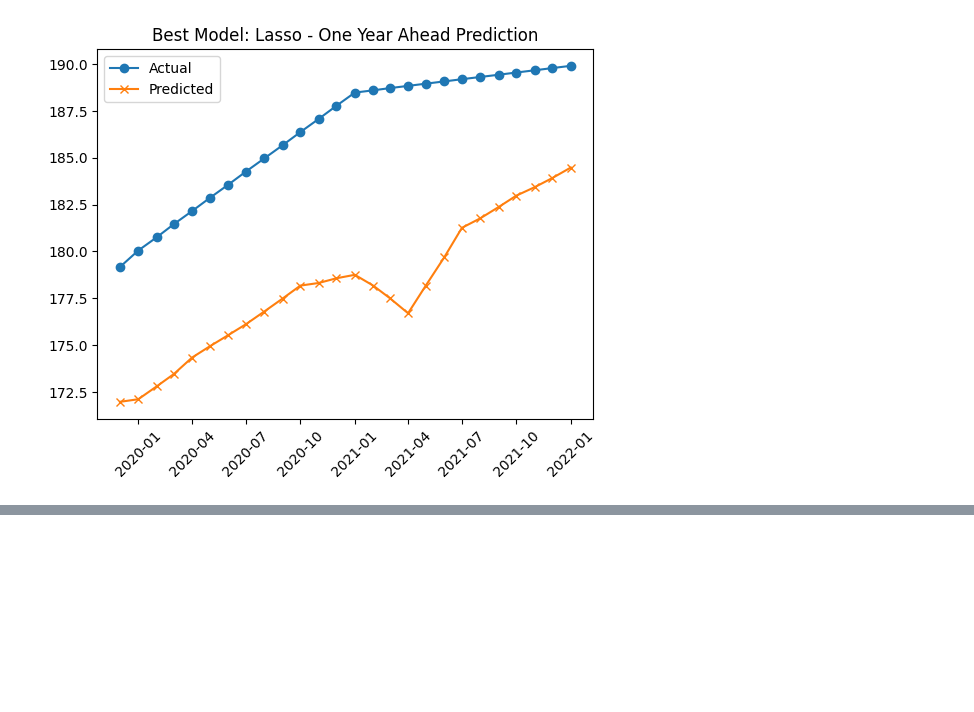
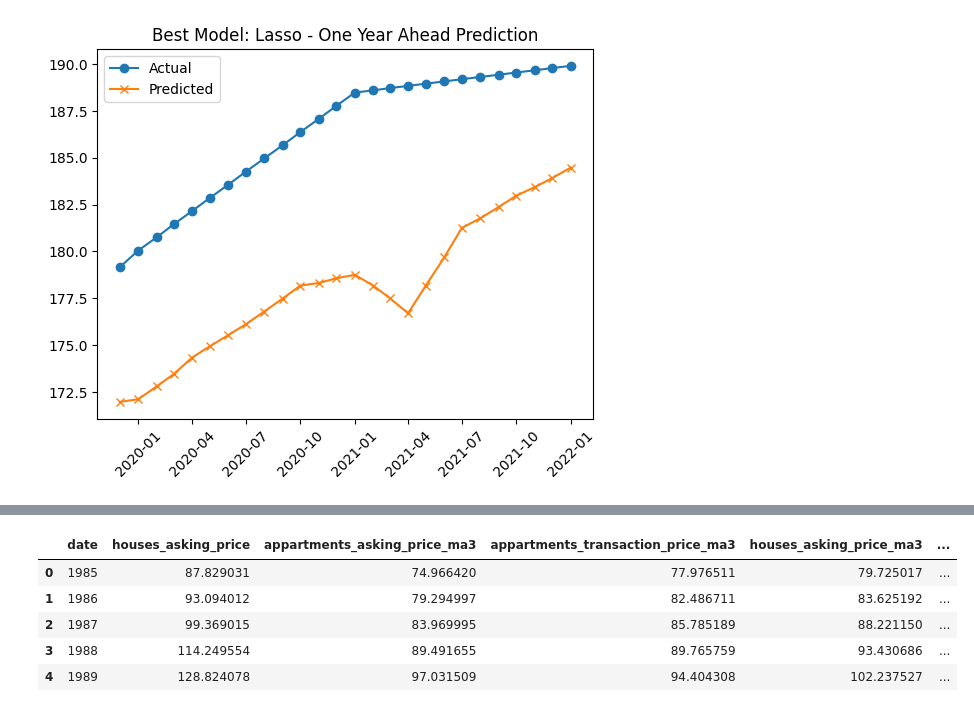
Before and after one commit to TylerKleinbauer/Personal-Projects, a Jupyter notebook: predicting_housing_market_prices/modeling_experimentation.ipynb, the cells around one changed output, grey strips where cells are left out. Drawn from its saved outputs; the diff is of its cells as text; code cells hidden in the pictures; blank space fills up the shorter version.

```diff
--- a/predicting_housing_market_prices/modeling_experimentation.ipynb
+++ b/predicting_housing_market_prices/modeling_experimentation.ipynb
@@ -701,0 +725,91 @@ Selected features: ['money_origin_other_lag12', 'swiss_banks_total_loans_lag24',
+# %%
+# To get full feature list
+
+from data_ingestion import *
+from preprocessing_engineering_selection import *
+
+# Get merged dataframe with all variables
+merged_data_df = get_and_merge_all_data()
+
+filtered_df = merged_data_df[(merged_data_df['date'] > '1970-01-01') & (merged_data_df['date'] < '2025-01-01')]
+
+filtered_df = filtered_df.rename(columns={
+    'Privately owned apartments - Asking price': 'appartments_asking_price',
+    'Privately owned apartments - Transaction price': 'appartments_transaction_price',
+    'Single-family houses - Asking price': 'houses_asking_price',
+    'Single-family houses - Transaction price': 'houses_transaction_price',
+    'Rents - Industrial and commercial space ': 'rents_industrial_commercial',
+    'Rents - Office space ': 'rents_office',
+    'Rents - Rental housing units ': 'rents_houses',
+    'Rents - Retail space ': 'rents_retail',
+    'Acquisition of Swiss citizenship': 'acquisition_ch_citizenship',
+    'Natural Change': 'pop_natural_change',
+    'Net migration': 'ch_net_migration',
+    'Switzerland - CHF - Call money rate (Tomorrow next) - 1 day': 'average_call_money_rate',
+    'Origination - Relevant foreign currency positions': 'money_origin_foreign_currency_position',
+    'Origination - Securities portfolio': 'money_origin_securities_portfolio',
+    'Origination - Money market transactions': 'money_origin_money_market_transactions',
+    'Origination - Other': 'money_origin_other',
+    'Origination - Monetary base': 'money_origin_monetary_base',
+    'Utilisation - Banknotes in circulation': 'banknotes_in_circulation',
+    'Utilisation - Sight deposit accounts of domestic banks': 'sight_deposits_banks',
+    'Level - Currency in circulation': 'currency_in_circulation',
+    'Level - Deposits in transaction accounts': 'deposits_in_transaction_accounts',
+    'Level - Monetary aggregate M3': 'M3_supply',
+    'Banks in Switzerland - Total domestic and foreign - Total loans - Utilisation': 'swiss_banks_total_loans',
+    'Banks in Switzerland - Total domestic and foreign - Mortgage loans - Utilisation': 'swiss_banks_mortgage_loans',
+    'Value, in CHF millions - Gross domestic product': 'gpd',
+    'SFSO - Inflation according to the national consumer price index': 'inflation'
+})
+
+df_eng = engineer_features(filtered_df)
+
+target_cols = [col for col in [
+        'appartments_asking_price',
+        'appartments_transaction_price',
+        'houses_asking_price',
+        'houses_transaction_price'
+    ] if col in df_eng.columns]  # Only include targets that exist in df
+
+exclude_cols = [col for col in [
+    'date',
+    'appartments_asking_price_ma3',
+    'appartments_transaction_price_ma3',
+    'houses_asking_price_ma3',
+    'houses_transaction_price_ma3',
+    'appartments_asking_growth',
+    'appartments_transaction_growth',
+    'houses_asking_growth',
+    'houses_transaction_growth',
+    'appartments_ask_to_trans_ratio',
+    'houses_ask_to_trans_ratio',
+    'rate_x_mortgage'] if col in df_eng.columns]
+
+
+lagged_df = generate_lagged_features(df=df_eng, target_cols=target_cols, exclude_cols=exclude_cols)
+only_lagged_df = drop_non_lagged_features(df=lagged_df, target_cols=target_cols, exclude_cols=exclude_cols)
+
+target_cols = [col for col in [
+        'appartments_asking_price',
+        'appartments_transaction_price',
+        'houses_asking_price',
+        'houses_transaction_price'
+    ] if col in only_lagged_df.columns]  # Only include targets that exist in df
+
+preprocessed_df = preprocess_df(only_lagged_df, target_cols=target_cols)
+
+preprocessed_df = preprocessed_df.ffill()
+
+model_df = preprocessed_df.drop(columns={
+    'appartments_asking_price',
+    'appartments_transaction_price',
+    'houses_transaction_price'})
+
+model_df.head()
+# %% [output]
+|  | date | houses_asking_price | appartments_asking_price_ma3 | appartments_transaction_price_ma3 | houses_asking_price_ma3 | ... |
+| 0 | 1985 | 87.829031 | 74.966420 | 77.976511 | 79.725017 | ... |
+| 1 | 1986 | 93.094012 | 79.294997 | 82.486711 | 83.625192 | ... |
+| 2 | 1987 | 99.369015 | 83.969995 | 85.785189 | 88.221150 | ... |
+| 3 | 1988 | 114.249554 | 89.491655 | 89.765759 | 93.430686 | ... |
+| 4 | 1989 | 128.824078 | 97.031509 | 94.404308 | 102.237527 | ... |
```
Also changed, not shown: parts of 9 cells of this notebook, 5 other files.
